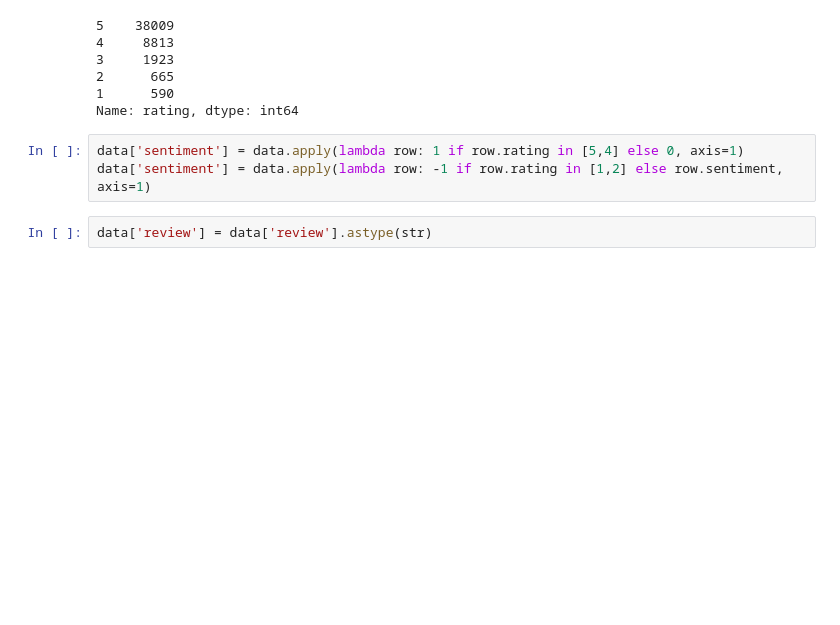
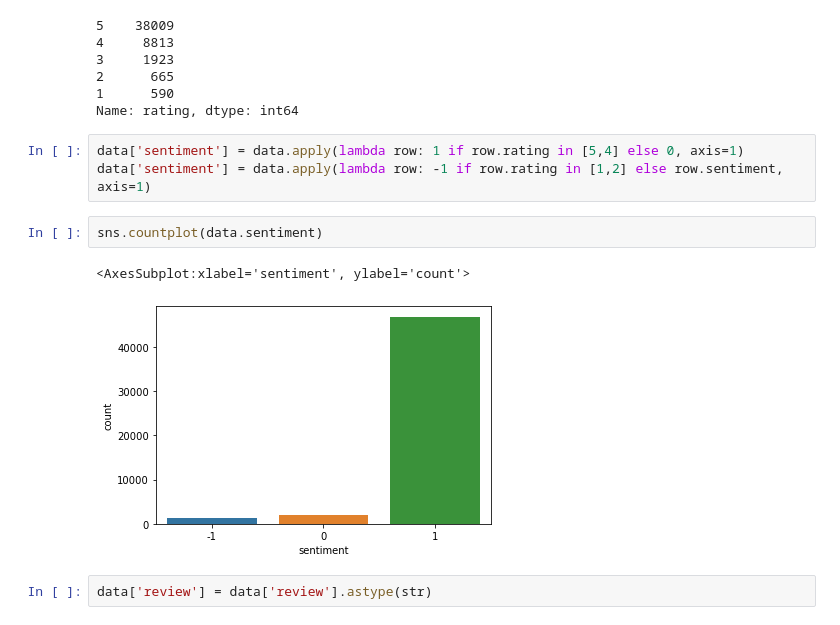
Before and after one commit to lrakla/art-recommender-system, a Jupyter notebook: food_recipe_and_review_analysis.ipynb, the cells around one changed output. Saved outputs shown, nothing was run; the diff lists cells and outputs as text; blank space fills up the shorter version.

```diff
--- a/food_recipe_and_review_analysis.ipynb
+++ b/food_recipe_and_review_analysis.ipynb
@@ -61,6 +72,11 @@ Name: rating, dtype: int64
 # %%
 data['sentiment'] = data.apply(lambda row: 1 if row.rating in [5,4] else 0, axis=1)
 data['sentiment'] = data.apply(lambda row: -1 if row.rating in [1,2] else row.sentiment, axis=1)
+# %%
+sns.countplot(data.sentiment)
+# %% [output]
+<AxesSubplot:xlabel='sentiment', ylabel='count'>
+[figure, added]
 # %%
 data['review'] = data['review'].astype(str)
 # %% [markdown]
```
Also changed, not shown: parts of 29 cells of this notebook, 1 other file.
